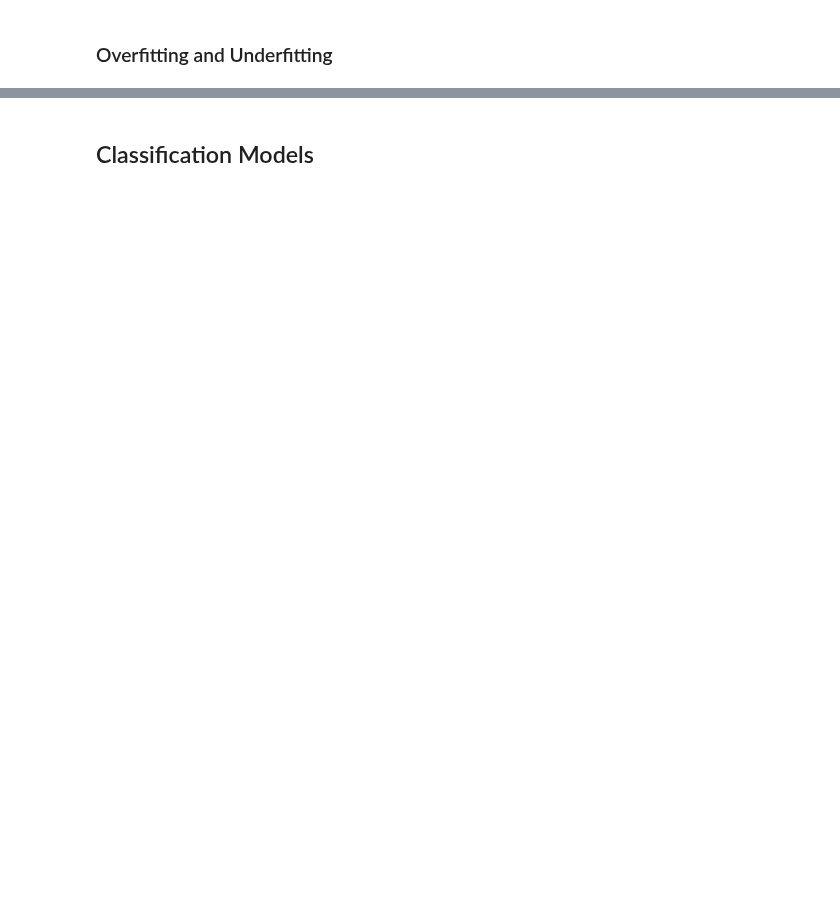
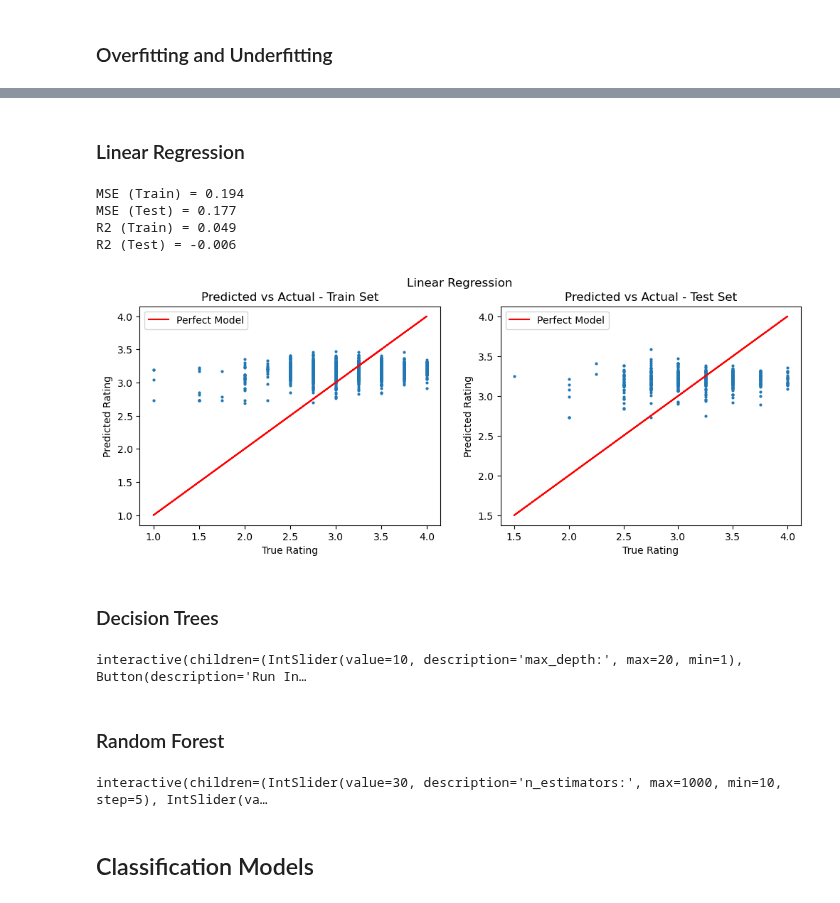
Before and after one commit to fsb-edu/ML4Food, a Jupyter notebook: M2_MLSupervisedLearning.ipynb, the cells around one changed output, grey strips where cells are left out. Cells and saved outputs as stored; diff of their text form; code cells hidden in the pictures; blank space fills up the shorter version.

Commit message:
evaluation metrics regression done code done

```diff
--- a/M2_MLSupervisedLearning.ipynb
+++ b/M2_MLSupervisedLearning.ipynb
@@ -95,0 +191,4 @@ Cost functions are not only used during training but also during model evaluatio
+# %%
+filepath = os.path.join( "data", "chocolate_bars_proc.csv")
+chocolate_dataset = pd.read_csv(filepath)
+chocolate_dataset.head()
@@ -95,0 +202,5 @@ Cost functions are not only used during training but also during model evaluatio
+# %%
+chocolate_dataset = chocolate_dataset[['cocoa_percent','num_ingredients',\
+                                            'Other', 'Venezuela', 'Peru', \
+                                                'year_binary', 'split', 'rating']]
+chocolate_dataset.head()
@@ -95,0 +214,10 @@ Cost functions are not only used during training but also during model evaluatio
+# %%
+def get_train_test_sets(dataset:pd.DataFrame):
+
+    feature_cols = dataset.columns.difference(['split', 'rating'])
+
+    train_data = dataset[dataset['split'] == 'train']
+    test_data = dataset[dataset['split'] == 'test']
+
+    return train_data[feature_cols], train_data['rating'], \
+        test_data[feature_cols], test_data['rating']
@@ -95,0 +263,17 @@ Cost functions are not only used during training but also during model evaluatio
+# %% [markdown]
+### Linear Regression
+# %%
+def initialize_linear_regressor():
+    regressor = LinearRegression()
+    title = f"Linear Regression"
+    run_regressor(regressor, title)
+# %%
+initialize_linear_regressor()
+# %% [output]
+MSE (Train) = 0.194
+MSE (Test) = 0.177
+R2 (Train) = 0.049
+R2 (Test) = -0.006
+[figure, added]
+# %% [markdown]
+### Decision Trees
@@ -95,0 +285,8 @@ Cost functions are not only used during training but also during model evaluatio
+# %%
+max_depth_slider_1 = widgets.IntSlider(value=10, min=1, max=20, step=1, description='max_depth:')
+widgets.interact_manual(initialize_decision_tree_regressor,
+                        max_depth=max_depth_slider_1);
+# %% [output]
+interactive(children=(IntSlider(value=10, description='max_depth:', max=20, min=1), Button(description='Run In…
+# %% [markdown]
+### Random Forest
@@ -96,2 +299,11 @@ Cost functions are not only used during training but also during model evaluatio
+# %%
+n_estimators_slider = widgets.IntSlider(value=30, min=10, max=1000, step=5, description='n_estimators:')
+max_depth_slider_2 = widgets.IntSlider(value=10, min=1, max=20, step=1, description='max_depth:')
+widgets.interact_manual(initialize_random_forest_regressor,
+                        n_estimators=n_estimators_slider,
+                        max_depth=max_depth_slider_2
+                        );
+# %% [output]
+interactive(children=(IntSlider(value=30, description='n_estimators:', max=1000, min=10, step=5), IntSlider(va…
 # %% [markdown]
 ## Classification Models
```
Also changed, not shown: parts of 34 cells of this notebook, 7 other files.
